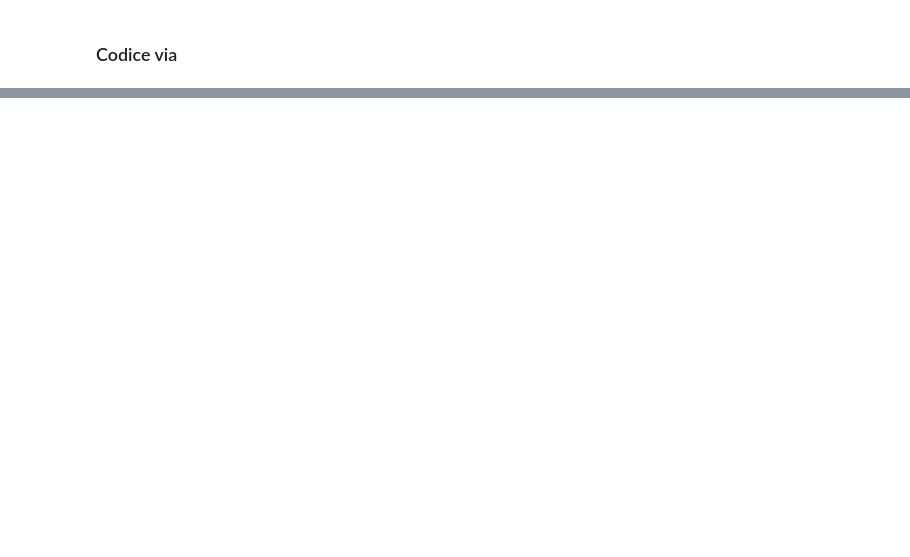
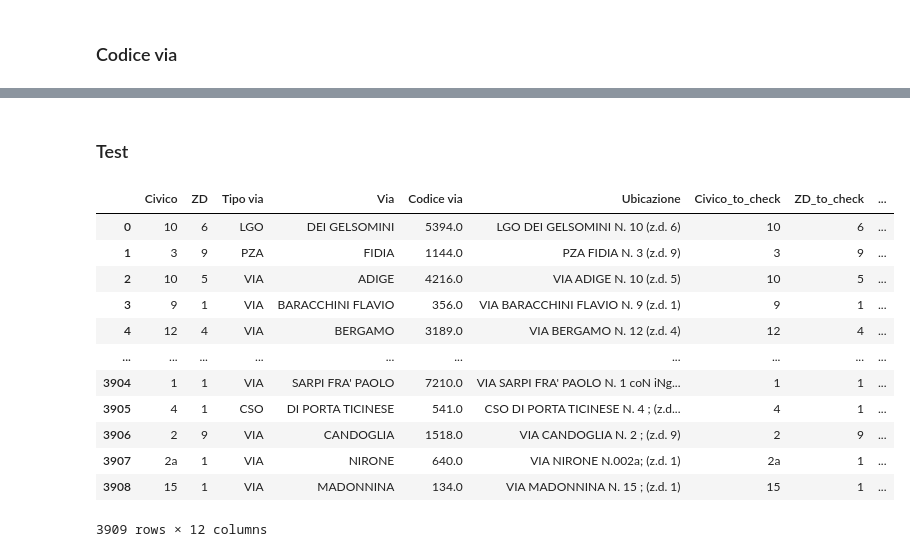
Before and after one commit to leonardotisato/DQP, a Jupyter notebook: ubicazione.ipynb, the cells around one changed output, grey strips where cells are left out. Drawn from its saved outputs; the diff is of its cells as text; code cells hidden in the pictures; blank space fills up the shorter version.

Commit message:
Fix: Implement some ideas for fixing the column "Codice via" and see how the dataset looks with all the operations combined

```diff
--- a/ubicazione.ipynb
+++ b/ubicazione.ipynb
@@ -357,0 +412,14 @@ Capire cosa fare per i codice via che hanno due valori diversi singoli
+# %%
+# For the new rows in not_in_pre, we generate new Codice via values starting from the maximum existing Codice via in pre
+# If there are more item with the same Tipo via and Via, they will get the same new Codice via
+max_codice_via = pre['Codice via'].max()
+new_codice_via = max_codice_via + 1
+codice_via_mapping = {}
+for index, row in not_in_pre.iterrows():
+    key = (row['Tipo via'], row['Via'])
+    if key not in codice_via_mapping:
+        codice_via_mapping[key] = new_codice_via
+        new_codice_via += 1
+# Assign new Codice via to not_in_pre
+not_in_pre['Codice via'] = not_in_pre.apply(lambda row: codice_via_mapping[(row['Tipo via'], row['Via'])], axis=1)
+not_in_pre
@@ -357,0 +445,40 @@ Capire cosa fare per i codice via che hanno due valori diversi singoli
+# %% [markdown]
+### Test
+# %%
+# Join all together
+final = DATASET.copy()
+# First, update DATASET with the modified Tipo via and Via from dfvia
+final['Tipo via'] = dfvia['Tipo via']
+final['Via'] = dfvia['Via']
+
+# Create a mapping from not_in_pre with new Codice via values
+not_in_pre_mapping = not_in_pre.set_index(['Tipo via', 'Via'])['Codice via'].to_dict()
+
+# Update Codice via in final for rows that match not_in_pre
+final['Codice via'] = final.apply(
+    lambda row: not_in_pre_mapping.get((row['Tipo via'], row['Via']), row['Codice via']),
+    axis=1
+)
+
+# For rows in final where Codice via is null, check if there's a match in pre and assign it
+pre_mapping = pre.set_index(['Tipo via', 'Via'])['Codice via'].to_dict()
+for index, row in final[final['Codice via'].isnull()].iterrows():
+    key = (row['Tipo via'], row['Via'])
+    if key in pre_mapping:
+        final.at[index, 'Codice via'] = pre_mapping[key]
+
+final
+# %% [output]
+|  | Civico | ZD | Tipo via | Via | Codice via | Ubicazione | Civico_to_check | ZD_to_check | ... |
+| 0 | 10 | 6 | LGO | DEI GELSOMINI | 5394.0 | LGO DEI GELSOMINI N. 10 (z.d. 6) | 10 | 6 | ... |
+| 1 | 3 | 9 | PZA | FIDIA | 1144.0 | PZA FIDIA N. 3 (z.d. 9) | 3 | 9 | ... |
+| 2 | 10 | 5 | VIA | ADIGE | 4216.0 | VIA ADIGE N. 10 (z.d. 5) | 10 | 5 | ... |
+| 3 | 9 | 1 | VIA | BARACCHINI FLAVIO | 356.0 | VIA BARACCHINI FLAVIO N. 9 (z.d. 1) | 9 | 1 | ... |
+| 4 | 12 | 4 | VIA | BERGAMO | 3189.0 | VIA BERGAMO N. 12 (z.d. 4) | 12 | 4 | ... |
+| ... | ... | ... | ... | ... | ... | ... | ... | ... | ... |
+| 3904 | 1 | 1 | VIA | SARPI FRA' PAOLO | 7210.0 | VIA SARPI FRA' PAOLO N. 1 coN iNg... | 1 | 1 | ... |
+| 3905 | 4 | 1 | CSO | DI PORTA TICINESE | 541.0 | CSO DI PORTA TICINESE N. 4 ; (z.d... | 4 | 1 | ... |
+| 3906 | 2 | 9 | VIA | CANDOGLIA | 1518.0 | VIA CANDOGLIA N. 2 ; (z.d. 9) | 2 | 9 | ... |
+| 3907 | 2a | 1 | VIA | NIRONE | 640.0 | VIA NIRONE N.002a; (z.d. 1) | 2a | 1 | ... |
+| 3908 | 15 | 1 | VIA | MADONNINA | 134.0 | VIA MADONNINA N. 15 ; (z.d. 1) | 15 | 1 | ... |
+3909 rows × 12 columns
```
Also changed, not shown: parts of 10 cells of this notebook, 4 other files.
